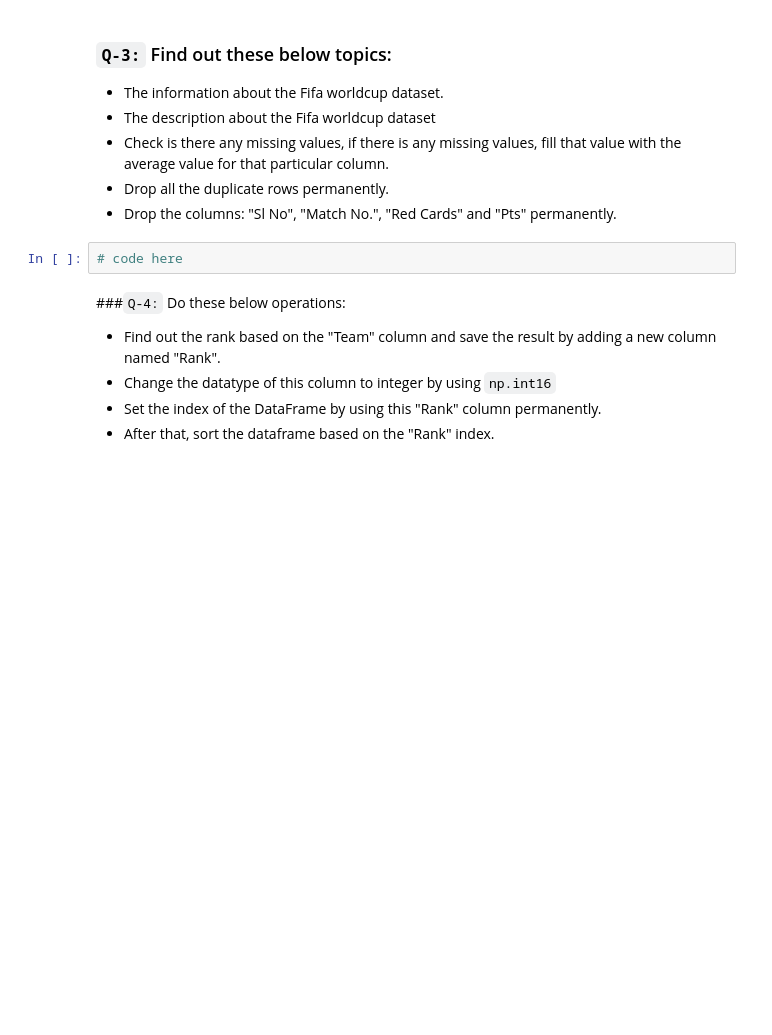
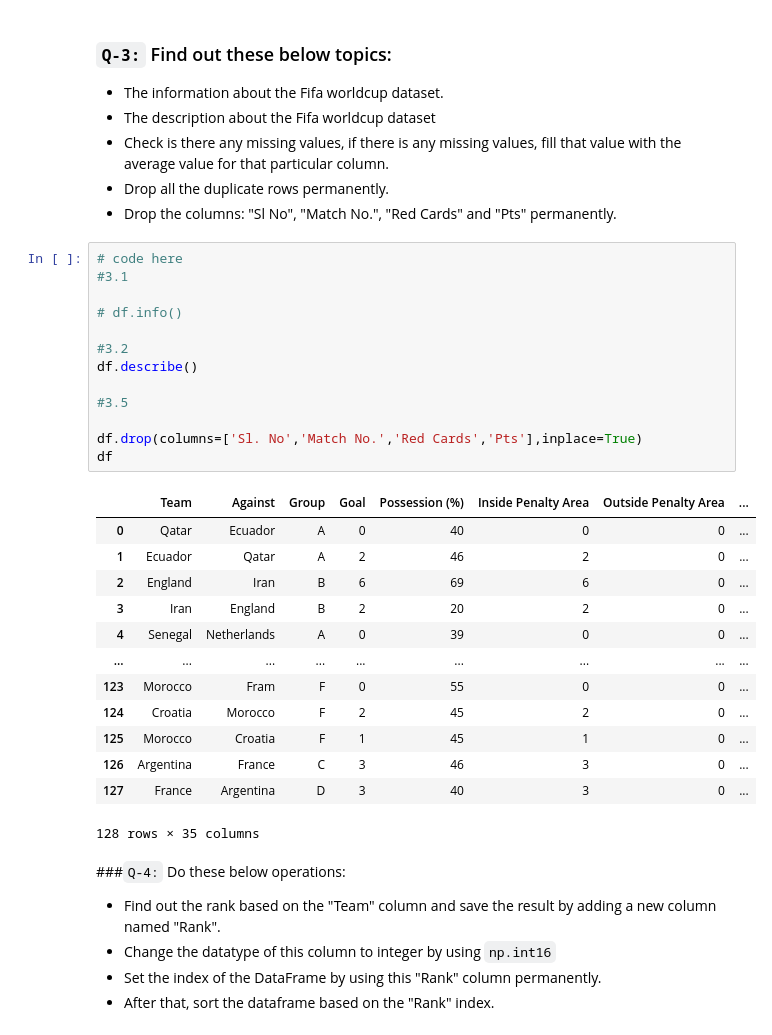
Before and after one commit to singhbhaskar360/Python_ML, a Jupyter notebook: Pandas_session_18_tasks.ipynb, the cells around one changed output. Cells and saved outputs as stored; diff of their text form; blank space fills up the shorter version.

```diff
--- a/Pandas_session_18_tasks.ipynb
+++ b/Pandas_session_18_tasks.ipynb
@@ -88,8 +117,33 @@ Note: The `DataFrame.rank()` method takes an optiinal parameter named `method`.
 - Check is there any missing values, if there is any missing values, fill that value with the average value for that particular column.
 - Drop all the duplicate rows permanently.
 - Drop the columns: "Sl No", "Match No.", "Red Cards" and "Pts" permanently.
-# %%
-# code here
+# %%
+# code here
+#3.1
+
+# df.info()
+
+#3.2
+df.describe()
+
+#3.5
+
+df.drop(columns=['Sl. No','Match No.','Red Cards','Pts'],inplace=True)
+df
+# %% [output]
+|  | Team | Against | Group | Goal | Possession (%) | Inside Penalty Area | Outside Penalty Area | ... |
+| 0 | Qatar | Ecuador | A | 0 | 40 | 0 | 0 | ... |
+| 1 | Ecuador | Qatar | A | 2 | 46 | 2 | 0 | ... |
+| 2 | England | Iran | B | 6 | 69 | 6 | 0 | ... |
+| 3 | Iran | England | B | 2 | 20 | 2 | 0 | ... |
+| 4 | Senegal | Netherlands | A | 0 | 39 | 0 | 0 | ... |
+| ... | ... | ... | ... | ... | ... | ... | ... | ... |
+| 123 | Morocco | Fram | F | 0 | 55 | 0 | 0 | ... |
+| 124 | Croatia | Morocco | F | 2 | 45 | 2 | 0 | ... |
+| 125 | Morocco | Croatia | F | 1 | 45 | 1 | 0 | ... |
+| 126 | Argentina | France | C | 3 | 46 | 3 | 0 | ... |
+| 127 | France | Argentina | D | 3 | 40 | 3 | 0 | ... |
+128 rows × 35 columns
 # %% [markdown]
 ###`Q-4:` Do these below operations:
 - Find out the rank based on the "Team" column and save the result by adding a new column named "Rank".
```
Also changed, not shown: parts of 5 cells of this notebook.
